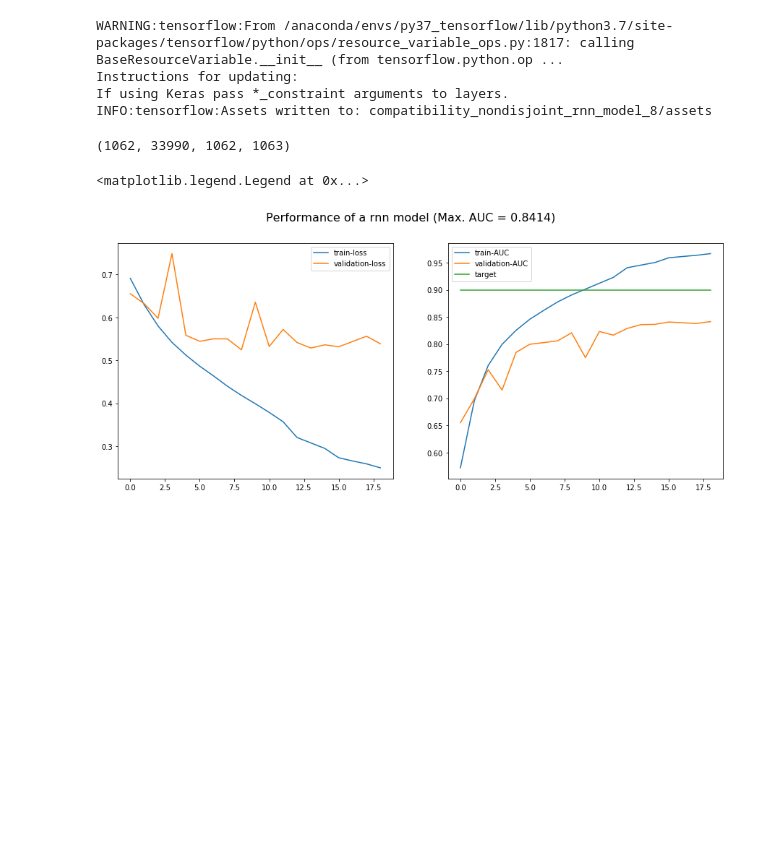
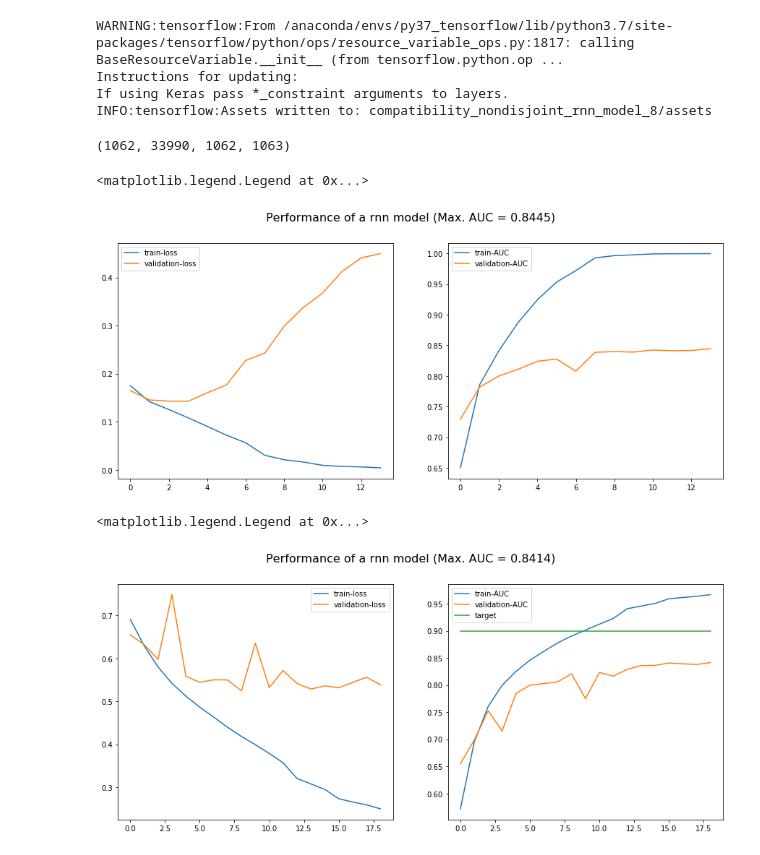
Before and after one commit to aeroabir/fashion_recommender, a Jupyter notebook: outfit_compatibility.ipynb, the cells around one changed output. Saved outputs shown, nothing was run; the diff lists cells and outputs as text; code cells hidden in the pictures; blank space fills up the shorter version.

```diff
--- a/outfit_compatibility.ipynb
+++ b/outfit_compatibility.ipynb
@@ -172,18 +197,37 @@ elif model_type == "rnn":
                                          include_multihead_attention=False,
                                          image_encoder=image_encoder,
                                         )
+elif model_type == "single-transformer":
+    model = build_single_transformer(max_seq_len,
+                                     image_embedding_dim,
+                                     num_layers=6,
+                                     d_model=64,
+                                     num_heads=16,
+                                     dff=32,
+                                     rate=0.0,
+                                     include_text=include_text,
+                                     include_item_categories=include_item_categories,
+                                     num_categories=154,
+                                     text_feature_dim=768,
+                                     num_classes=2,
+                                     lstm_dim=256,
+                                     embedding_activation="linear",
+                                     lstm_activation="linear",
+                                     final_activation="sigmoid"
+                                    )
 elif model_type == "transformer":
     model = build_multilevel_transformer(max_seq_len,
                                          image_embedding_dim,
-                                         num_layers=1,
+                                         num_layers=3,
                                          d_model=64,
                                          num_heads=1,
                                          dff=32,
                                          rate=0.0,
                                          include_text=include_text,
+                                         include_item_categories=include_item_categories,
                                          inp_dim2=768,
                                          num_classes=2,
-                                         lstm_dim=32,
+                                         lstm_dim=256,
                                          embedding_activation="linear",
                                          lstm_activation="linear",
                                          final_activation="sigmoid"
@@ -435,19 +568,22 @@ len(train_gen), len(train_X), len(train_X)//32, math.ceil(num_train/batch_size)
 # %% [output]
 (1062, 33990, 1062, 1063)
 # %%
-auc_str = "auc_4"
+auc_str = "auc"
 f, axs = plt.subplots(1,2,figsize=(15,6))
 max_val_auc = max(history.history[f'val_{auc_str}'])
 f.suptitle(f'Performance of a {model_type} model (Max. AUC = {max_val_auc:.4})', fontsize=16)
 plt.subplot(121)
 plt.plot(history.history['loss'], label='train-loss')
 plt.plot(history.history['val_loss'], label='validation-loss')
 plt.legend()
 
 plt.subplot(122)
 plt.plot(history.history[auc_str], label='train-AUC')
 plt.plot(history.history[f'val_{auc_str}'], label='validation-AUC')
 plt.legend()
+# %% [output]
+<matplotlib.legend.Legend at 0x...>
+[figure, added]
 # %%
 auc_str = "auc_2"
 f, axs = plt.subplots(1,2,figsize=(15,6))
```
Also changed, not shown: parts of 19 cells of this notebook, 12 other files.
